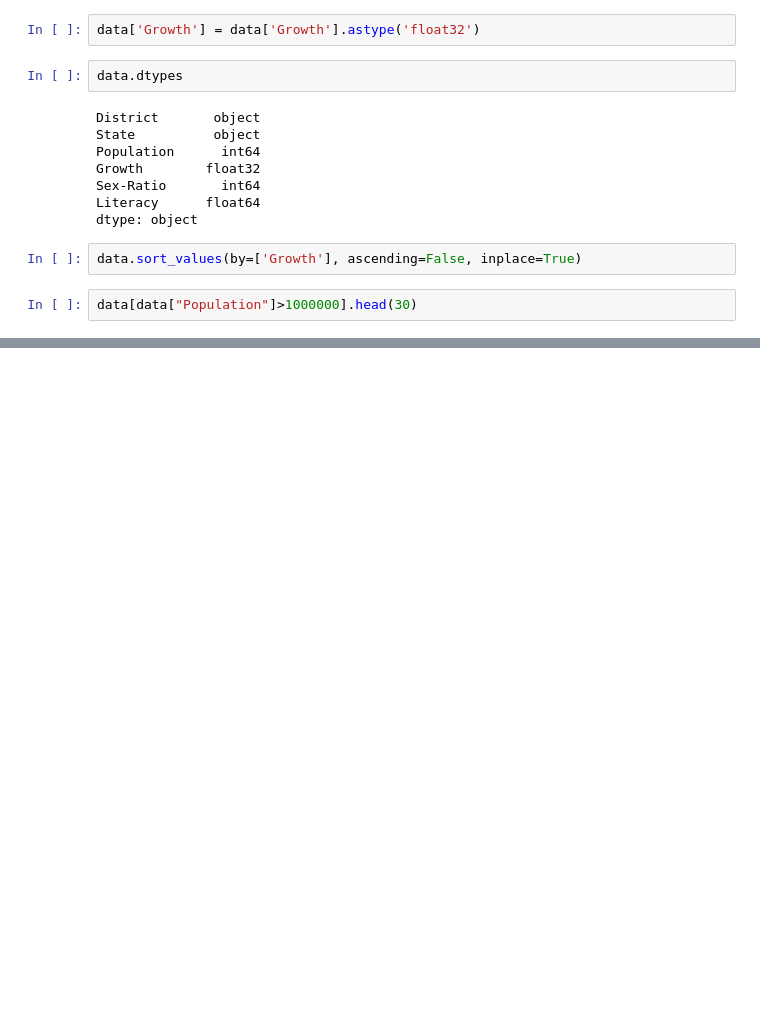
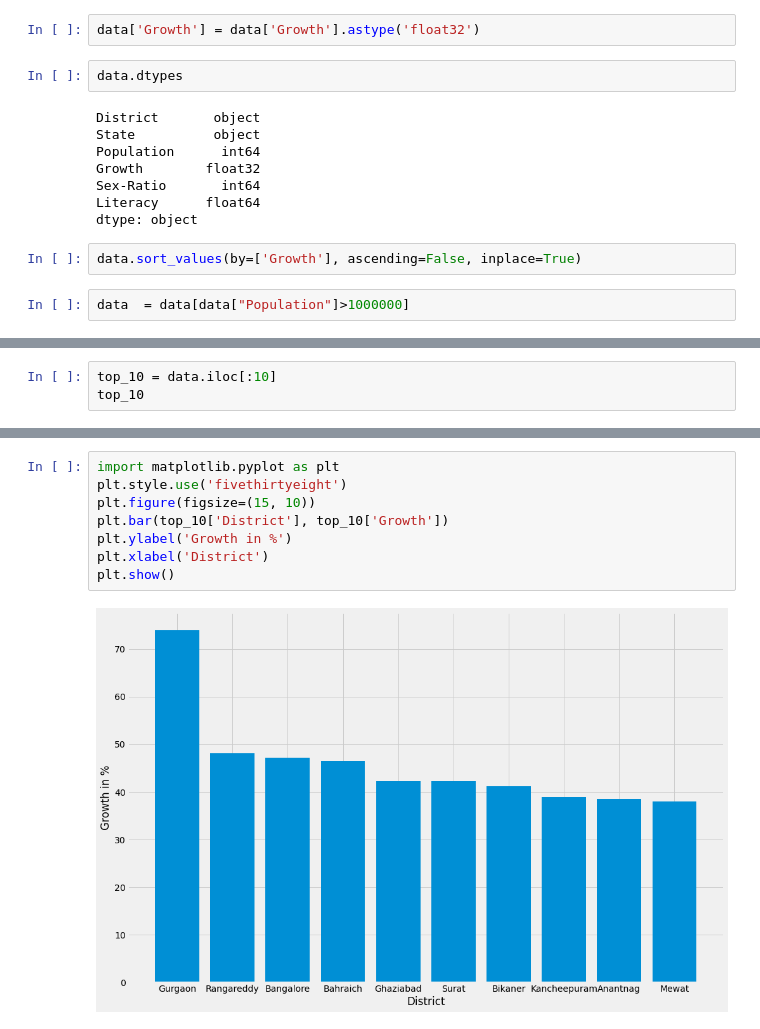
Before and after one commit to Light-coder777/D2K_PS1, a Jupyter notebook: D2K_PS1.ipynb, the cells around one changed output, grey strips where cells are left out. Drawn from its saved outputs; the diff is of its cells as text; blank space fills up the shorter version.

Commit message:
added charts

```diff
--- a/D2K_PS1.ipynb
+++ b/D2K_PS1.ipynb
@@ -83,4 +83,4 @@ dtype: object
 # %%
 data.sort_values(by=['Growth'], ascending=False, inplace=True)
 # %%
-data[data["Population"]>1000000].head(30)
+data  = data[data["Population"]>1000000]
@@ -104,0 +105,3 @@ data[data["Population"]>1000000].head(30)
+# %%
+top_10 = data.iloc[:10]
+top_10
@@ -104,0 +120,10 @@ data[data["Population"]>1000000].head(30)
+# %%
+import matplotlib.pyplot as plt
+plt.style.use('fivethirtyeight')
+plt.figure(figsize=(15, 10))
+plt.bar(top_10['District'], top_10['Growth'])
+plt.ylabel('Growth in %')
+plt.xlabel('District')
+plt.show()
+# %% [output]
+[figure, added]
```
Also changed, not shown: parts of 12 cells of this notebook.
